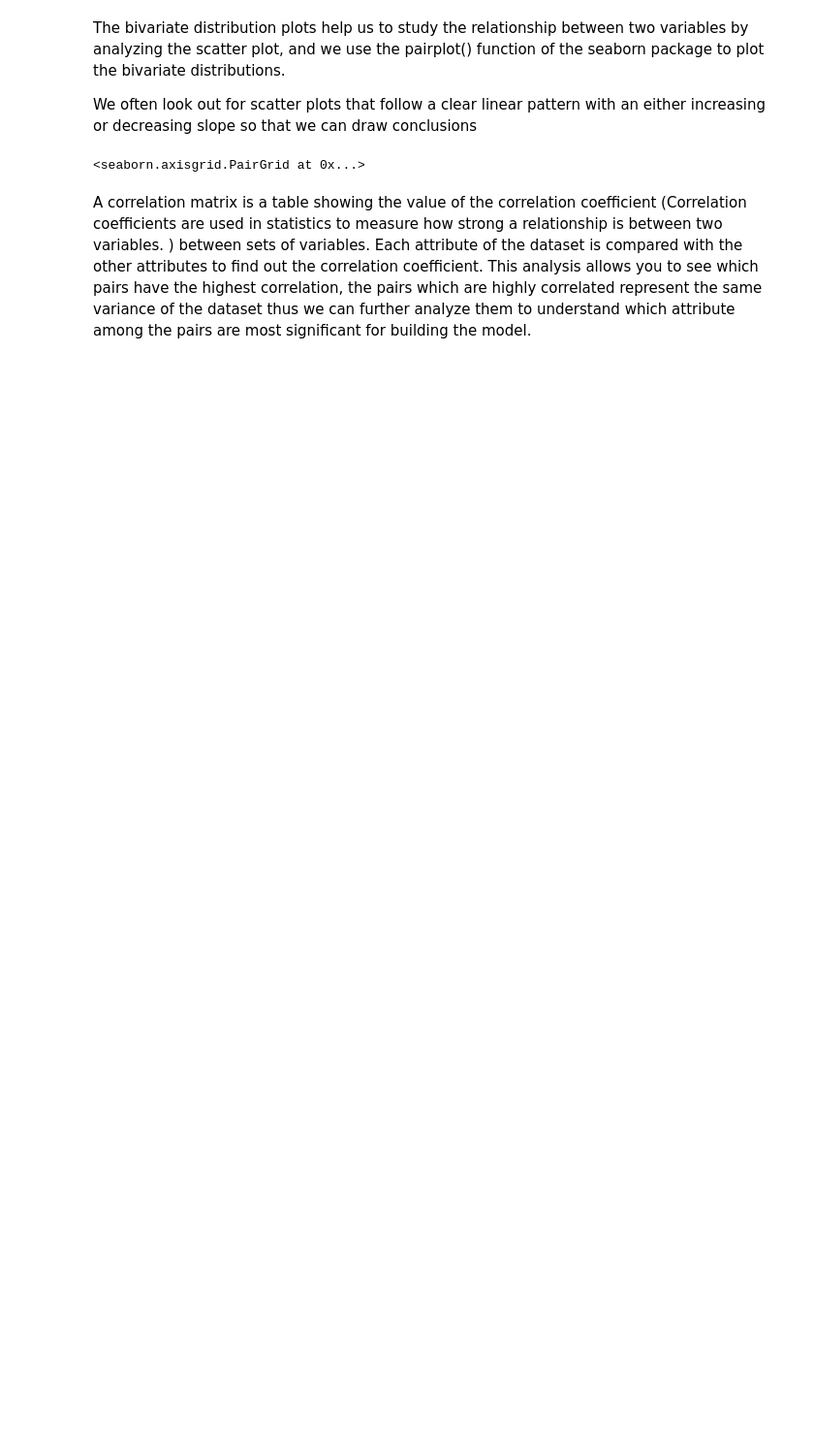
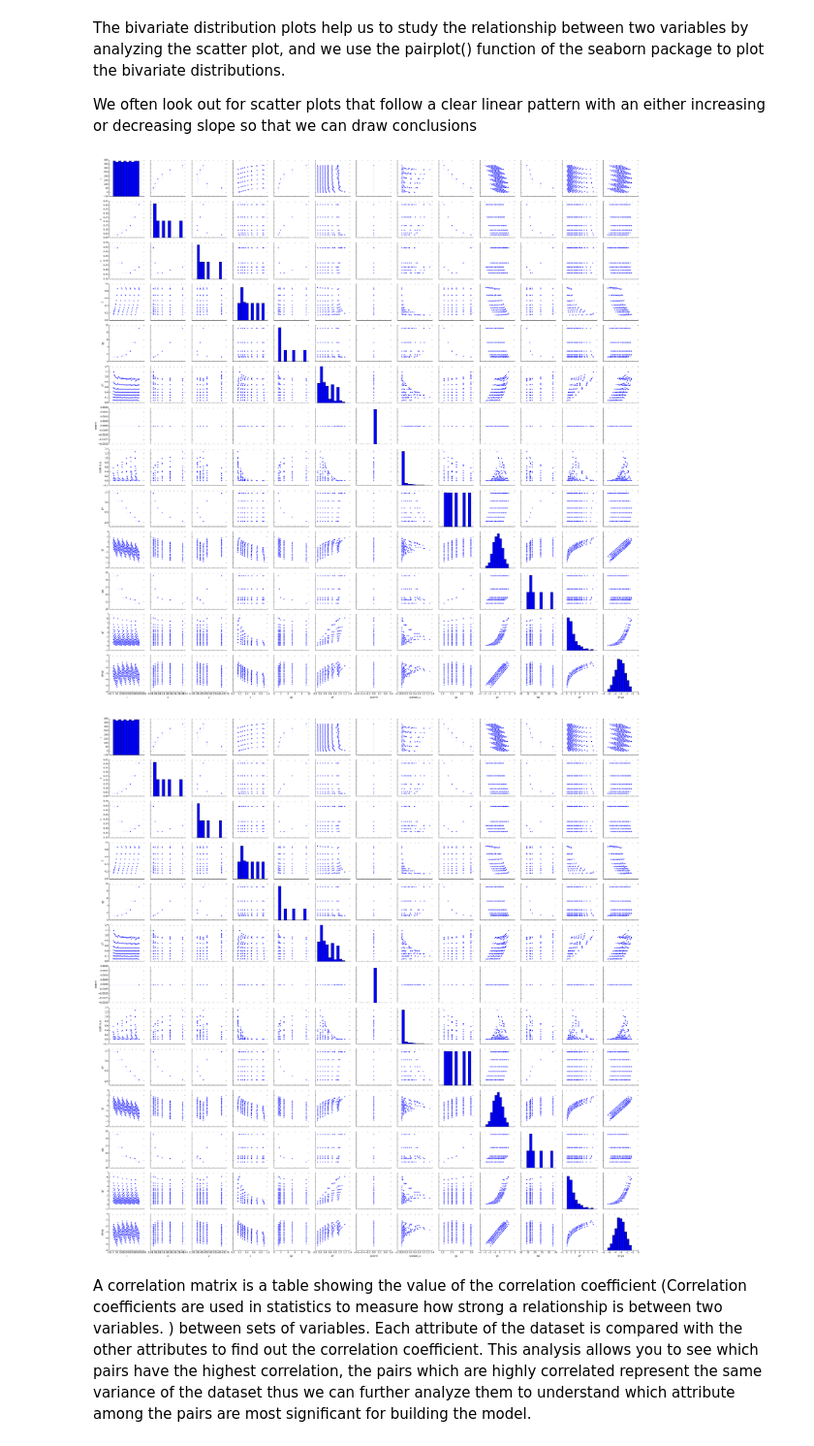
Before and after one commit to prokudin/PSU-PHYS296, a Jupyter notebook: Python/notebooks/Example_Nov16_2018.ipynb, the cells around one changed output. Shown at 97% size. Saved outputs shown, nothing was run; the diff lists cells and outputs as text; code cells hidden in the pictures; blank space fills up the shorter version.

```diff
--- a/Python/notebooks/Example_Nov16_2018.ipynb
+++ b/Python/notebooks/Example_Nov16_2018.ipynb
@@ -144,11 +144,13 @@ The bivariate distribution plots help us to study the relationship between two v
 We often look out for scatter plots that follow a clear linear pattern with an either increasing or decreasing slope so that we can draw conclusions
 # %%
 compass_data_pip_filtered  = compass_data_pip.drop([
-      'Ebeam','obs','value','stat_u','sys_u','target','hadron','col'
+      'Ebeam','obs','value','stat_u','target','hadron','col'
 ], axis=1)
 sns.pairplot(compass_data_pip_filtered)
+plt.show()
 # %% [output]
-<seaborn.axisgrid.PairGrid at 0x...>
+[figure, added]
+[figure, added]
 # %% [markdown]
 A correlation matrix is a table showing the value of the correlation coefficient (Correlation coefficients are used in statistics to measure how strong a relationship is between two variables. ) between sets of variables. Each attribute of the dataset is compared with the other attributes to find out the correlation coefficient. This analysis allows you to see which pairs have the highest correlation, the pairs which are highly correlated represent the same variance of the dataset thus we can further analyze them to understand which attribute among the pairs are most significant for building the model.
 # %%
```
Also changed, not shown: parts of 9 cells of this notebook.
